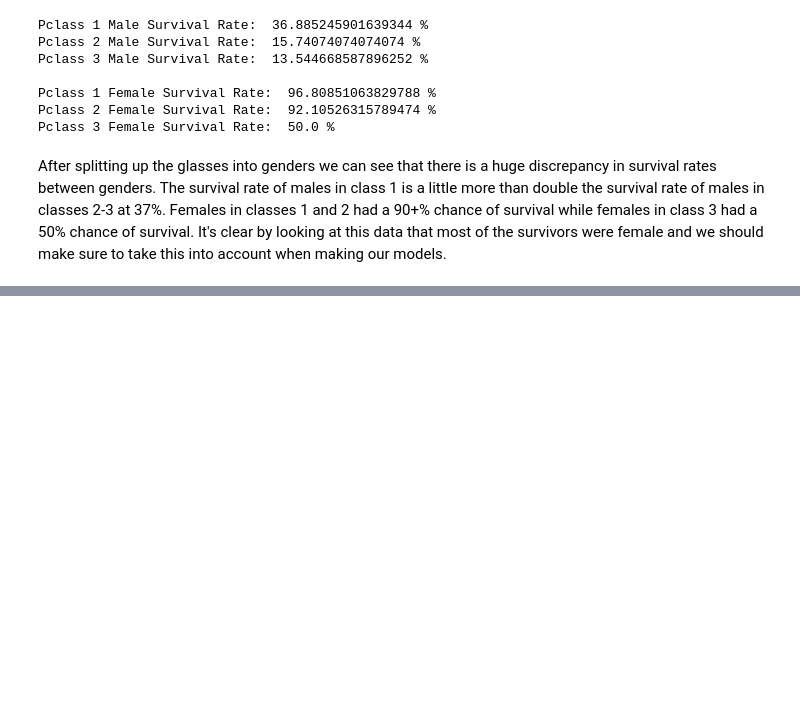
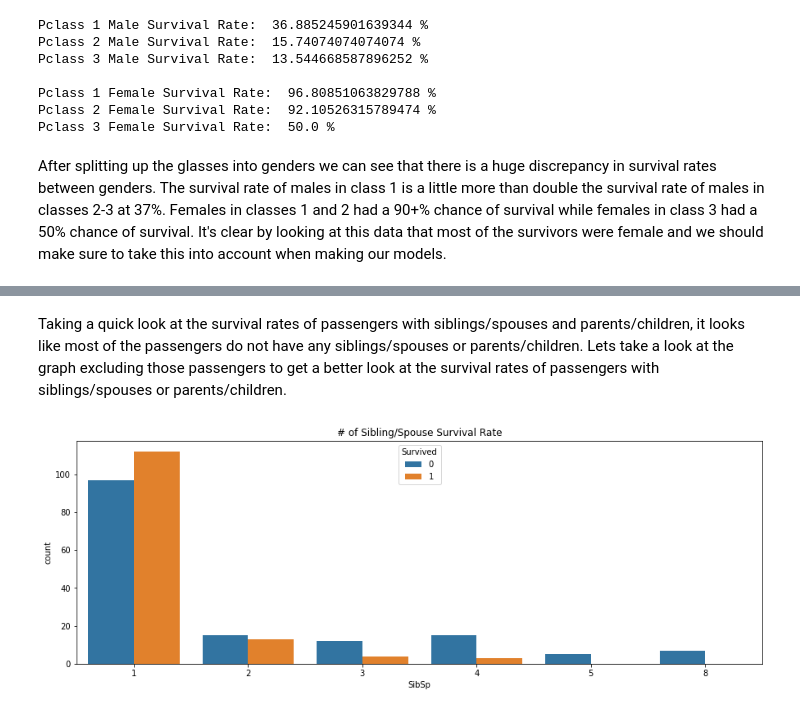
Before and after one commit to c-woo/Titanic-Kaggle, a Jupyter notebook: Titanic.ipynb, the cells around one changed output, grey strips where cells are left out. Drawn from its saved outputs; the diff is of its cells as text; code cells hidden in the pictures; blank space fills up the shorter version.

```diff
--- a/Titanic.ipynb
+++ b/Titanic.ipynb
@@ -449,0 +541,9 @@ sns.countplot(x='Parch', hue='Survived', data=train_df, )
+# %% [markdown]
+Taking a quick look at the survival rates of passengers with siblings/spouses and parents/children, it looks like most of the passengers do not have any siblings/spouses or parents/children. Lets take a look at the graph excluding those passengers to get a better look at the survival rates of passengers with siblings/spouses or parents/children.
+# %%
+plt.figure(figsize=(15, 5))
+sns.countplot(x='SibSp', hue='Survived', data=train_df.loc[train_df['SibSp'] > 0])
+plt.title('# of Sibling/Spouse Survival Rate')
+plt.show()
+# %% [output]
+[figure, added]
```
Also changed, not shown: parts of 20 cells of this notebook.
